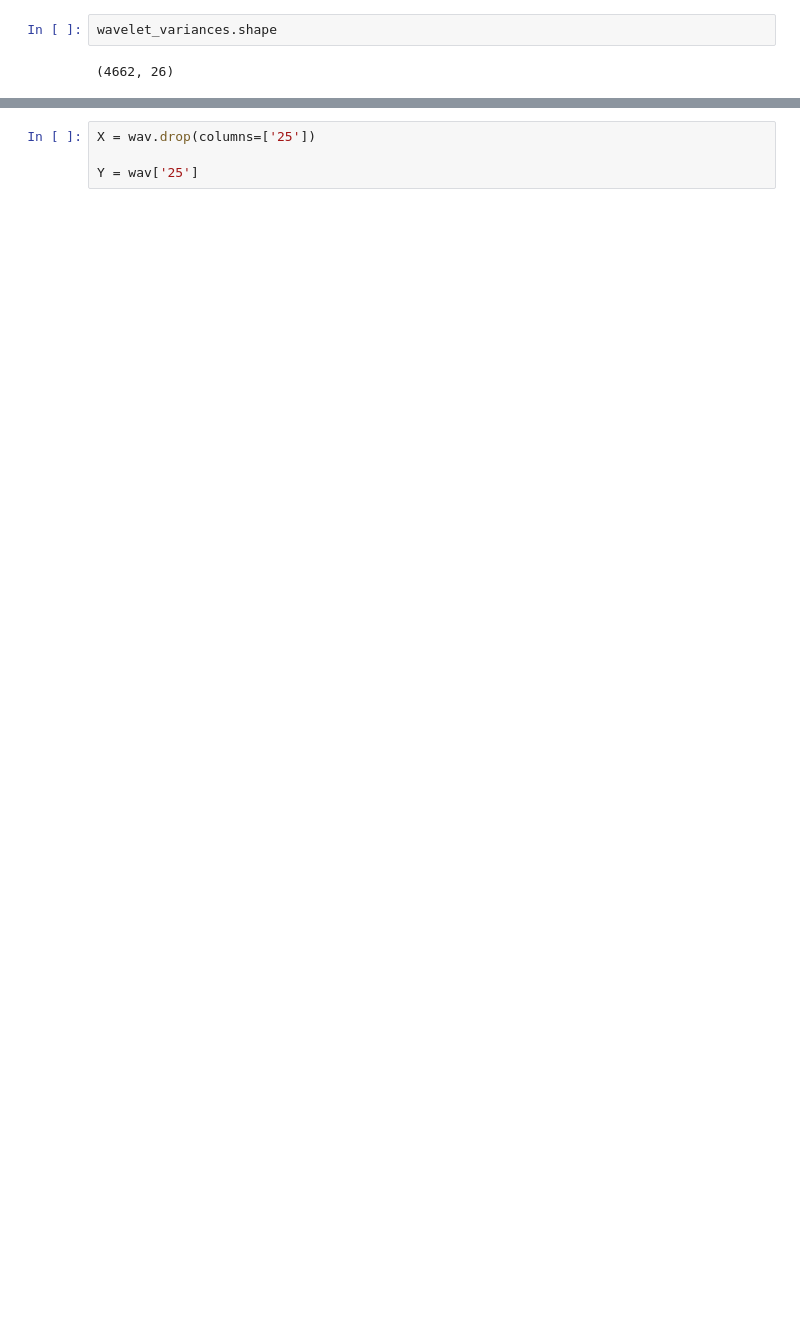
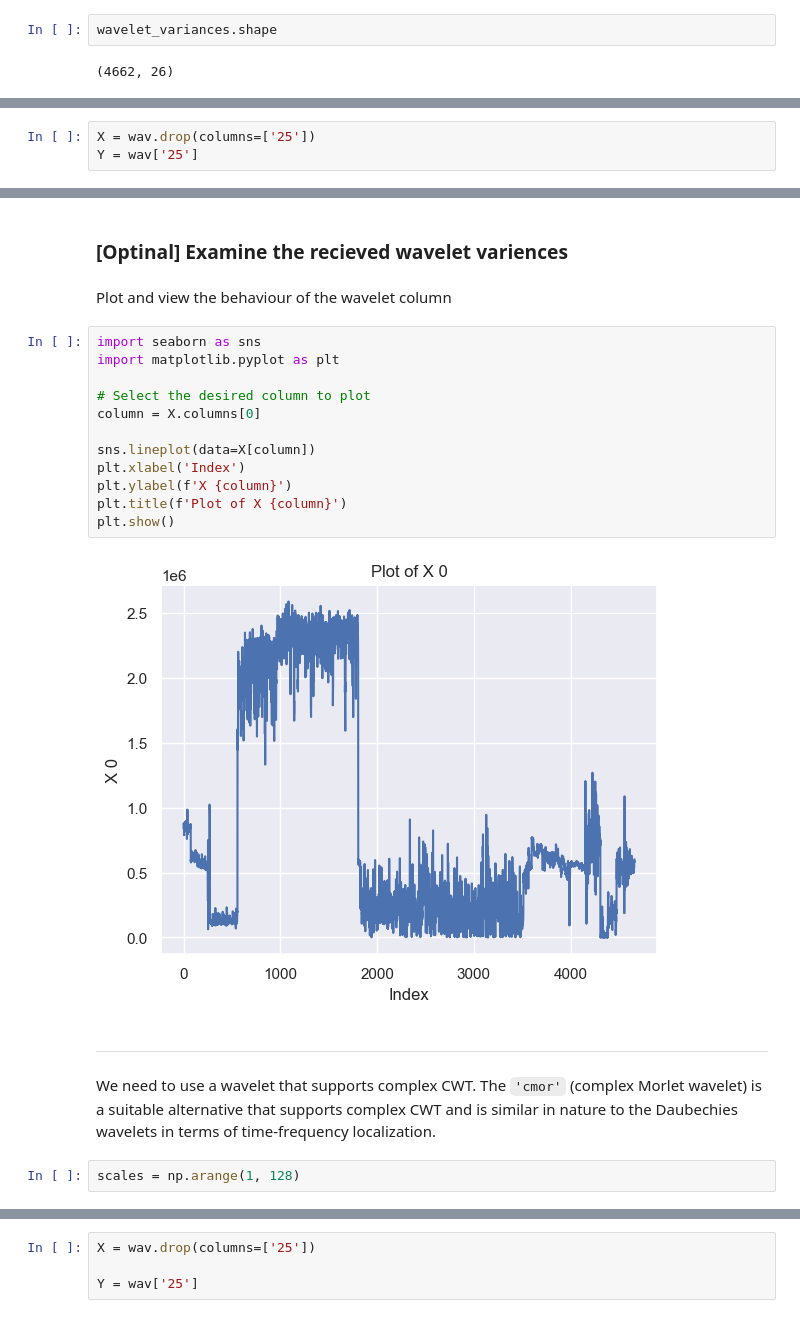
Before and after one commit to Wi-Protect/ML, a Jupyter notebook: Comparison/RDFID/wavelet_variances.ipynb, the cells around one changed output, grey strips where cells are left out. Cells and saved outputs as stored; diff of their text form; blank space fills up the shorter version.

````diff
--- a/Comparison/RDFID/wavelet_variances.ipynb
+++ b/Comparison/RDFID/wavelet_variances.ipynb
@@ -245,0 +206,3 @@ wav.to_csv('wavelet.csv', index=False)
+# %%
+X = wav.drop(columns=['25'])
+Y = wav['25']
@@ -245,0 +228,24 @@ wav.to_csv('wavelet.csv', index=False)
+# %% [markdown]
+### [Optinal] Examine the recieved wavelet variences
+# %% [markdown]
+Plot and view the behaviour of the wavelet column
+# %%
+import seaborn as sns
+import matplotlib.pyplot as plt
+
+# Select the desired column to plot
+column = X.columns[0]
+
+sns.lineplot(data=X[column])
+plt.xlabel('Index')
+plt.ylabel(f'X {column}')
+plt.title(f'Plot of X {column}')
+plt.show()
+# %% [output]
+[figure, added]
+# %% [markdown]
+----
+# %% [markdown]
+We need to use a wavelet that supports complex CWT. The ```'cmor'``` (complex Morlet wavelet) is a suitable alternative that supports complex CWT and is similar in nature to the Daubechies wavelets in terms of time-frequency localization.
+# %%
+scales = np.arange(1, 128)
````
Also changed, not shown: parts of 42 cells of this notebook, 1 other file.
